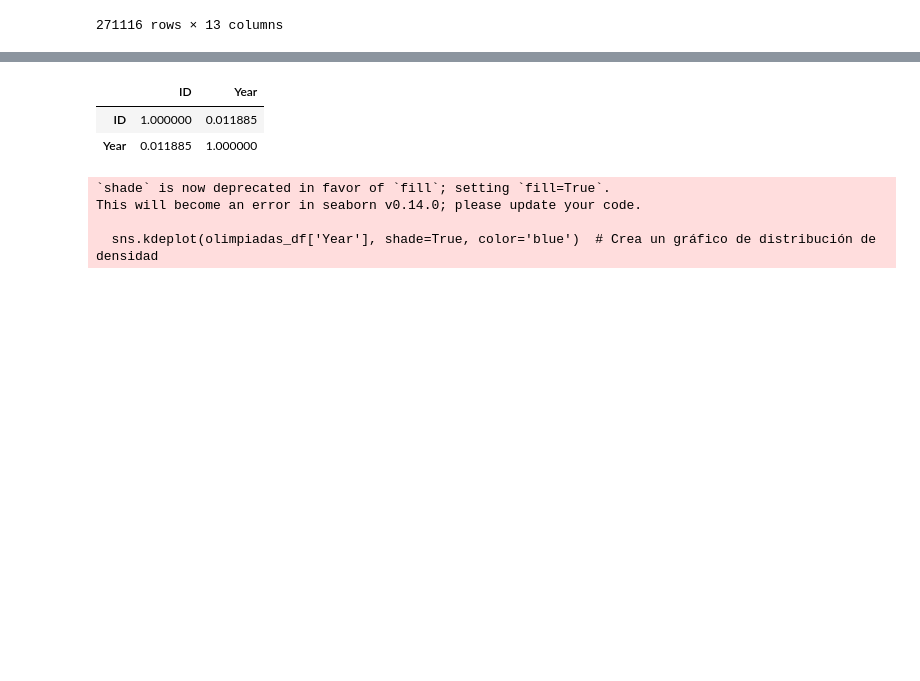
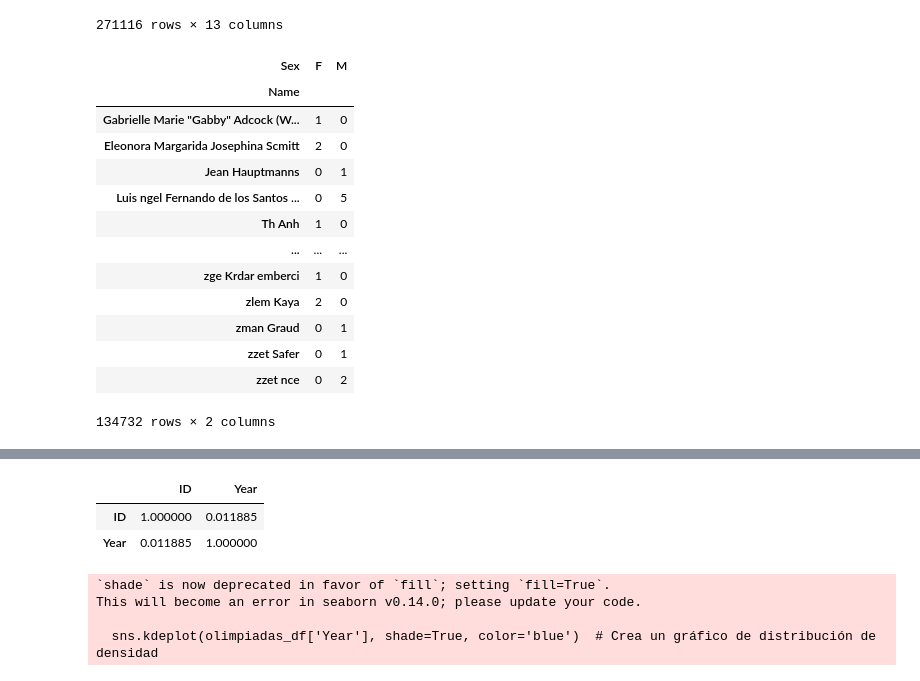
Before and after one commit to Zerzer0/MDS7202, a Jupyter notebook: Proyectos/Proyecto_1/Proyecto_enunciado.ipynb, the cells around one changed output, grey strips where cells are left out. Saved outputs shown, nothing was run; the diff lists cells and outputs as text; code cells hidden in the pictures; blank space fills up the shorter version.

```diff
--- a/Proyectos/Proyecto_1/Proyecto_enunciado.ipynb
+++ b/Proyectos/Proyecto_1/Proyecto_enunciado.ipynb
@@ -255,3 +256,23 @@ columnas_transformadas_df
 271116 rows × 13 columns
 # %%
 correlation_matrix = olimpiadas_df[["ID", "Year"]].corr()
+# %%
+tabla = pd.crosstab(
+    index=olimpiadas_df.loc[:, "Name"],
+    columns=olimpiadas_df.loc[:, "Sex"],
+)
+# %% [output]
+| Sex | F | M |
+| Name |  |  |
+| Gabrielle Marie "Gabby" Adcock (W... | 1 | 0 |
+| Eleonora Margarida Josephina Scmitt | 2 | 0 |
+| Jean Hauptmanns | 0 | 1 |
+| Luis ngel Fernando de los Santos ... | 0 | 5 |
+| Th Anh | 1 | 0 |
+| ... | ... | ... |
+| zge Krdar emberci | 1 | 0 |
+| zlem Kaya | 2 | 0 |
+| zman Graud | 0 | 1 |
+| zzet Safer | 0 | 1 |
+| zzet nce | 0 | 2 |
+134732 rows × 2 columns
```
Also changed, not shown: parts of 9 cells of this notebook, 28 other files.
